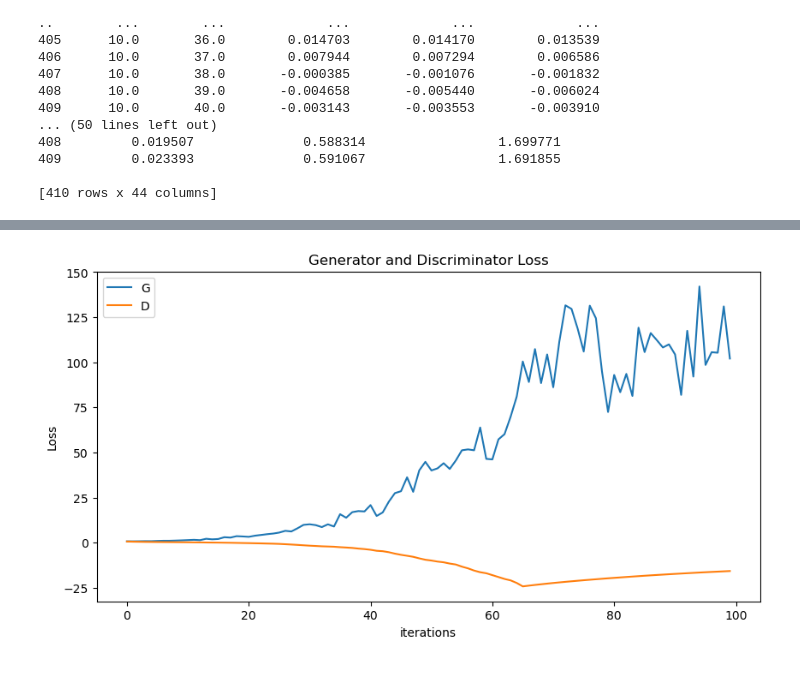
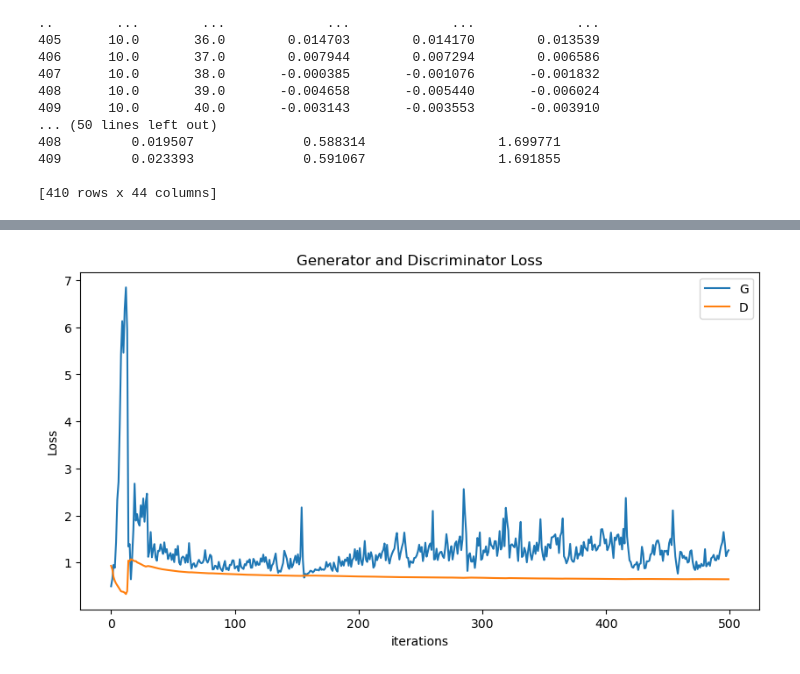
Before and after one commit to mathieuroig9/Statapp, a Jupyter notebook: GAN.ipynb, the cells around one changed output, grey strips where cells are left out. Drawn from its saved outputs; the diff is of its cells as text; code cells hidden in the pictures.

```diff
--- a/GAN.ipynb
+++ b/GAN.ipynb
@@ -302,8 +309,15 @@ print(data)
 
 [410 rows x 44 columns]
 # %%
-X=data.drop("Time_Step", axis=1)
-X=data.drop("Scenario", axis=1)
-y=data["Time_Step"].values
+
+scaler = StandardScaler()
+
+data1=data.drop("Scenario", axis=1)
+y = data1["Time_Step"].values
+X = scaler.fit_transform(data1.drop("Time_Step", axis=1))
+
+
 
 X_train, X_test, condition_train, condition_test = train_test_split(X, y, test_size=0.2)
+
+condition_train=condition_train.reshape(-1,1)
@@ -314,4 +324,4 @@ cgan=cGAN()
 # %%
-
-cgan.train(X_train, condition_train, epochs=100, batch_size=32)
+cgan2=cGAN()
+cgan2.train(X_train, condition_train, epochs=500, batch_size=50)
 # %% [output]
@@ -335 +345 @@ cgan.train(X_train, condition_train, epochs=100, batch_size=32)
-[figure, old version]
+[figure, new version]
```
Also changed, not shown: parts of 11 cells of this notebook.
